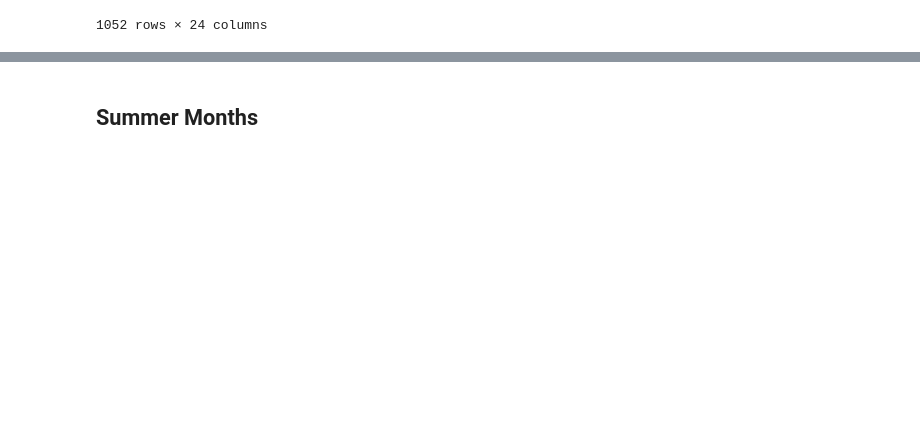
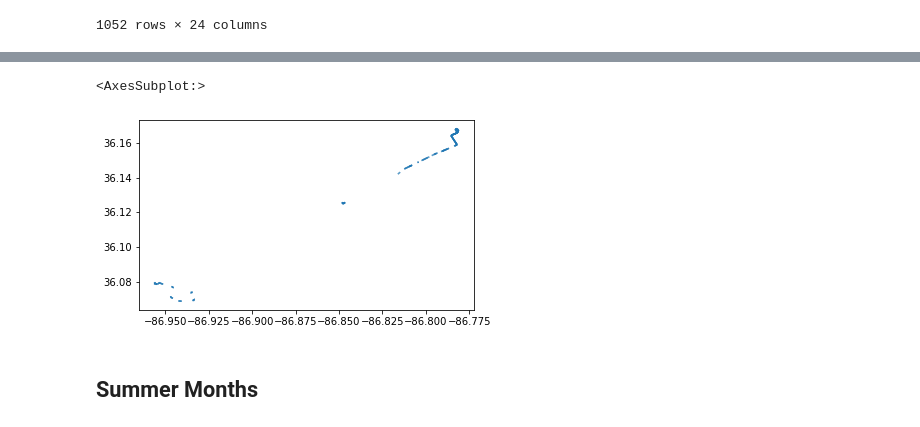
Before and after one commit to dkhamken/wego_dda7_cruella, a Jupyter notebook: notebooks/wego_r3_overnightinbound.ipynb, the cells around one changed output, grey strips where cells are left out. Cells and saved outputs as stored; diff of their text form; code cells hidden in the pictures; blank space fills up the shorter version.

```diff
--- a/notebooks/wego_r3_overnightinbound.ipynb
+++ b/notebooks/wego_r3_overnightinbound.ipynb
@@ -204,4 +176,4 @@ mfam_martoapr
 | 1108 | LINESTRING (-86.85794 36.14930, -... | WHICHASF | White Bridge Pike & Charlotte Shone | WHICORSF | White Bridge Pike & Corbett Ln Sb | 24.651 | 3.041507 | ... |
 1109 rows × 24 columns
 # %%
-mfam_martoapr[mfam_martoapr['percent20Secs'] > np.quantile(mfam_martoapr['percent20Secs'], .80)]
+martoapr = mfam_martoapr[mfam_martoapr['percent20Secs'] > np.quantile(mfam_martoapr['percent20Secs'], .80)]
@@ -263,4 +221,4 @@ mfam_aprtomay
 | 1051 | LINESTRING (-86.84734 36.12513, -... | HARWODEN | Harding Pike & Woodmont Blvd | HARKENEN | West End Ave & Kenner Ave Eb | 23.943 | 2.828208 | ... |
 1052 rows × 24 columns
 # %%
-mfam_aprtomay[mfam_aprtomay['percent20Secs'] > np.quantile(mfam_aprtomay['percent20Secs'], .80)]
+aprtomay = mfam_aprtomay[mfam_aprtomay['percent20Secs'] > np.quantile(mfam_aprtomay['percent20Secs'], .80)]
@@ -281,3 +230,10 @@ mfam_aprtomay[mfam_aprtomay['percent20Secs'] > np.quantile(mfam_aprtomay['percen
+# %%
+school = pd.concat([jantofeb, febtomar, martoapr, aprtomay], keys = ['jantofeb', 'febtomar', 'martoapr', 'aprtomay'])
+# %%
+school.plot()
+# %% [output]
+<AxesSubplot:>
+[figure, added]
 # %% [markdown]
 ## Summer Months
 # %%
```
Also changed, not shown: parts of 12 cells of this notebook, 6 other files.
